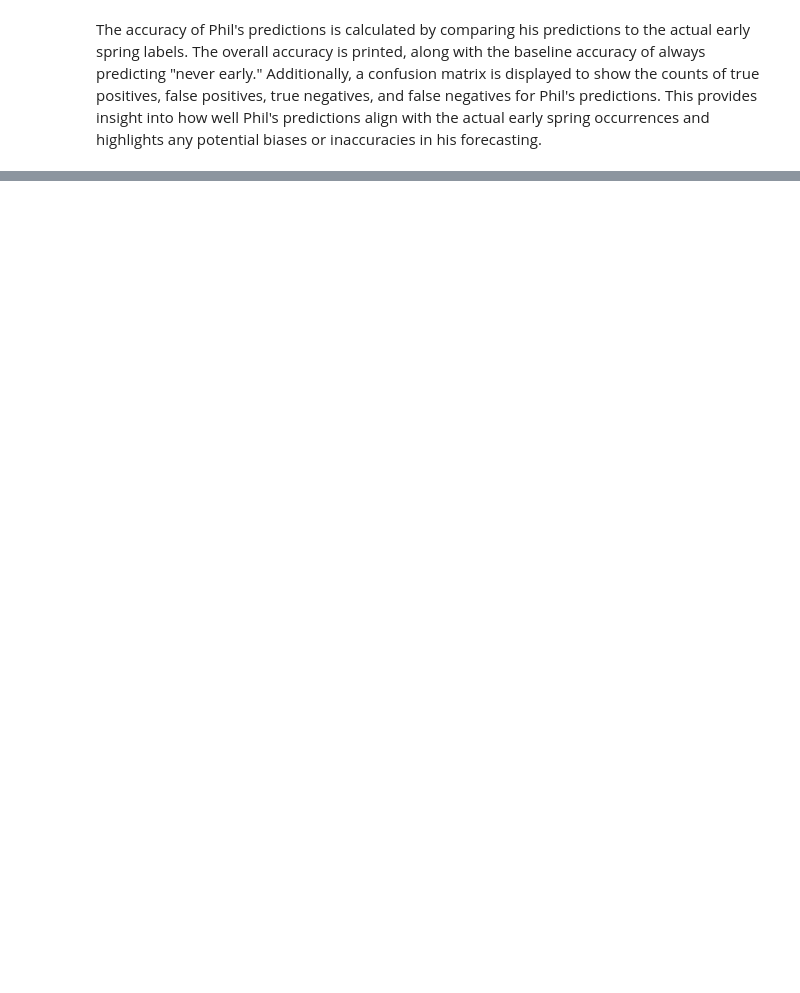
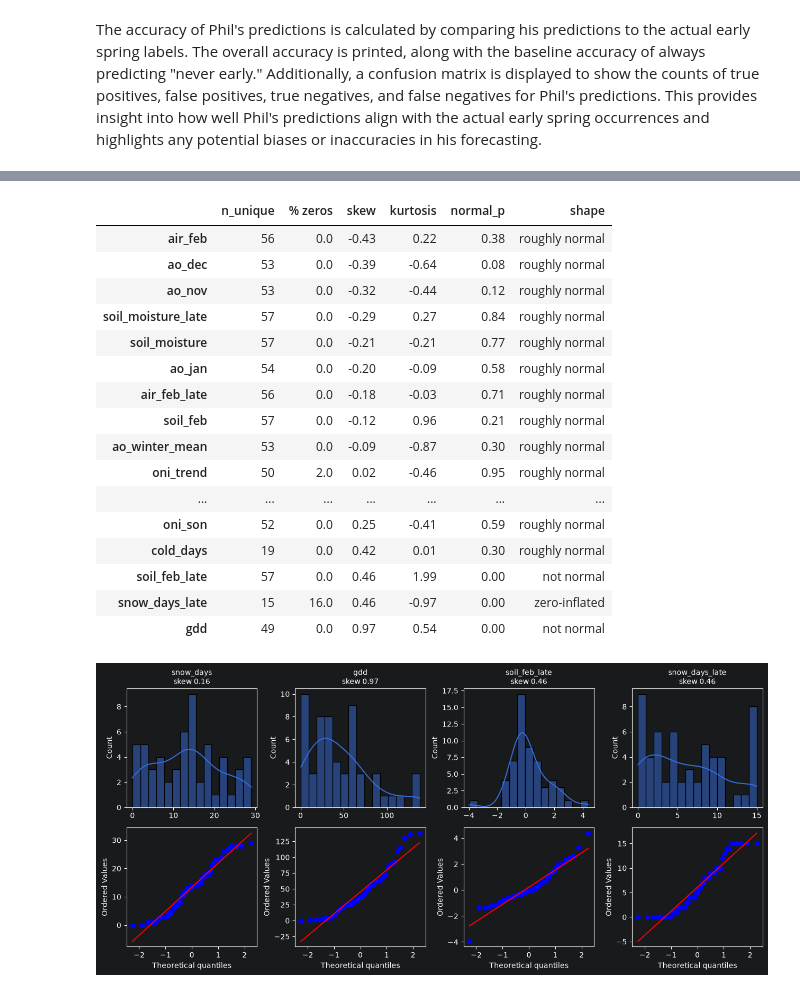
Before and after one commit to GLopezAngel/P1-Early-Spring-Ultron, a Jupyter notebook: Early Spring - Exploration.ipynb, the cells around one changed output, grey strips where cells are left out. Cells and saved outputs as stored; diff of their text form; code cells hidden in the pictures; blank space fills up the shorter version.

```diff
--- a/Early Spring - Exploration.ipynb
+++ b/Early Spring - Exploration.ipynb
@@ -666,0 +738,46 @@ However, we have some of the missing data in other datasets, like the early spri
+# %%
+# Shape of each yearly feature (training years only)
+feature_cols = [c for c in X_train.columns if c not in ("year", "phil_early")]
+dist = pd.DataFrame({
+    "n_unique": X_train[feature_cols].nunique(),
+    "% zeros":  ((X_train[feature_cols] == 0).mean() * 100).round(0),
+    "skew":     X_train[feature_cols].skew(),
+    "kurtosis": X_train[feature_cols].kurt(),
+    "normal_p": {c: stats.shapiro(X_train[c].dropna()).pvalue for c in feature_cols},
+}).round(2)
+dist["shape"] = np.select(
+    [dist["% zeros"] > 10, dist["skew"].abs() > 1, dist["normal_p"] < 0.05],
+    ["zero-inflated", "skewed", "not normal"], default="roughly normal")
+display(dist.sort_values("skew"))
+
+# Histogram (top) and QQ plot (bottom) for every feature that is not roughly normal
+flagged = dist.index[dist["shape"] != "roughly normal"]
+fig, axes = plt.subplots(2, len(flagged), figsize=(3.2 * len(flagged), 6), squeeze=False)
+for i, c in enumerate(flagged):
+    x = X_train[c].dropna()
+    sns.histplot(x, kde=True, bins=15, ax=axes[0, i])
+    axes[0, i].set_title(f"{c}\nskew {x.skew():.2f}", fontsize=10)
+    axes[0, i].set_xlabel("")
+    stats.probplot(x, dist="norm", plot=axes[1, i])
+    axes[1, i].set_title("")
+plt.tight_layout()
+plt.show()
+# %% [output]
+|  | n_unique | % zeros | skew | kurtosis | normal_p | shape |
+| air_feb | 56 | 0.0 | -0.43 | 0.22 | 0.38 | roughly normal |
+| ao_dec | 53 | 0.0 | -0.39 | -0.64 | 0.08 | roughly normal |
+| ao_nov | 53 | 0.0 | -0.32 | -0.44 | 0.12 | roughly normal |
+| soil_moisture_late | 57 | 0.0 | -0.29 | 0.27 | 0.84 | roughly normal |
+| soil_moisture | 57 | 0.0 | -0.21 | -0.21 | 0.77 | roughly normal |
+| ao_jan | 54 | 0.0 | -0.20 | -0.09 | 0.58 | roughly normal |
+| air_feb_late | 56 | 0.0 | -0.18 | -0.03 | 0.71 | roughly normal |
+| soil_feb | 57 | 0.0 | -0.12 | 0.96 | 0.21 | roughly normal |
+| ao_winter_mean | 53 | 0.0 | -0.09 | -0.87 | 0.30 | roughly normal |
+| oni_trend | 50 | 2.0 | 0.02 | -0.46 | 0.95 | roughly normal |
+| ... | ... | ... | ... | ... | ... | ... |
+| oni_son | 52 | 0.0 | 0.25 | -0.41 | 0.59 | roughly normal |
+| cold_days | 19 | 0.0 | 0.42 | 0.01 | 0.30 | roughly normal |
+| soil_feb_late | 57 | 0.0 | 0.46 | 1.99 | 0.00 | not normal |
+| snow_days_late | 15 | 16.0 | 0.46 | -0.97 | 0.00 | zero-inflated |
+| gdd | 49 | 0.0 | 0.97 | 0.54 | 0.00 | not normal |
+[figure, added]
```
Also changed, not shown: parts of 36 cells of this notebook.
